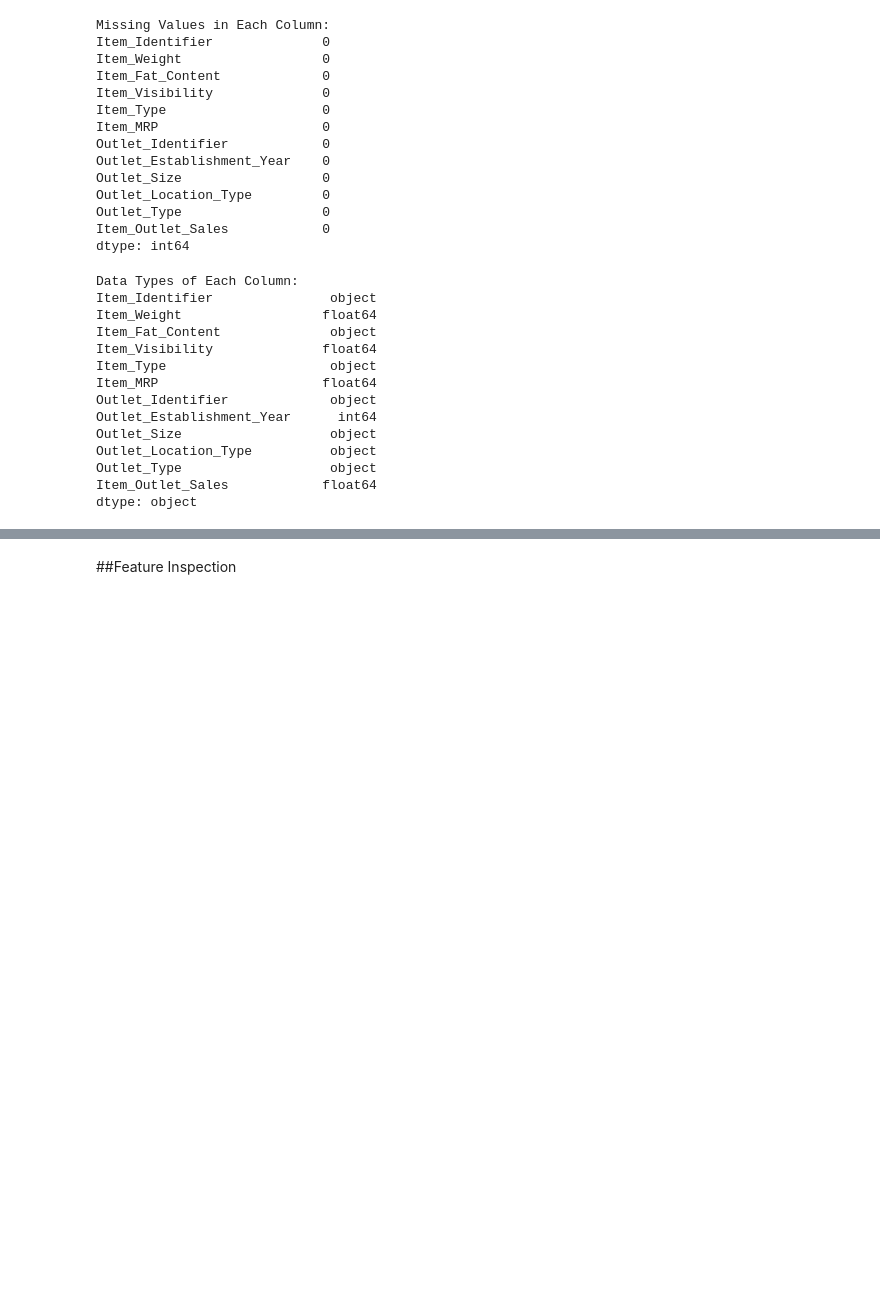
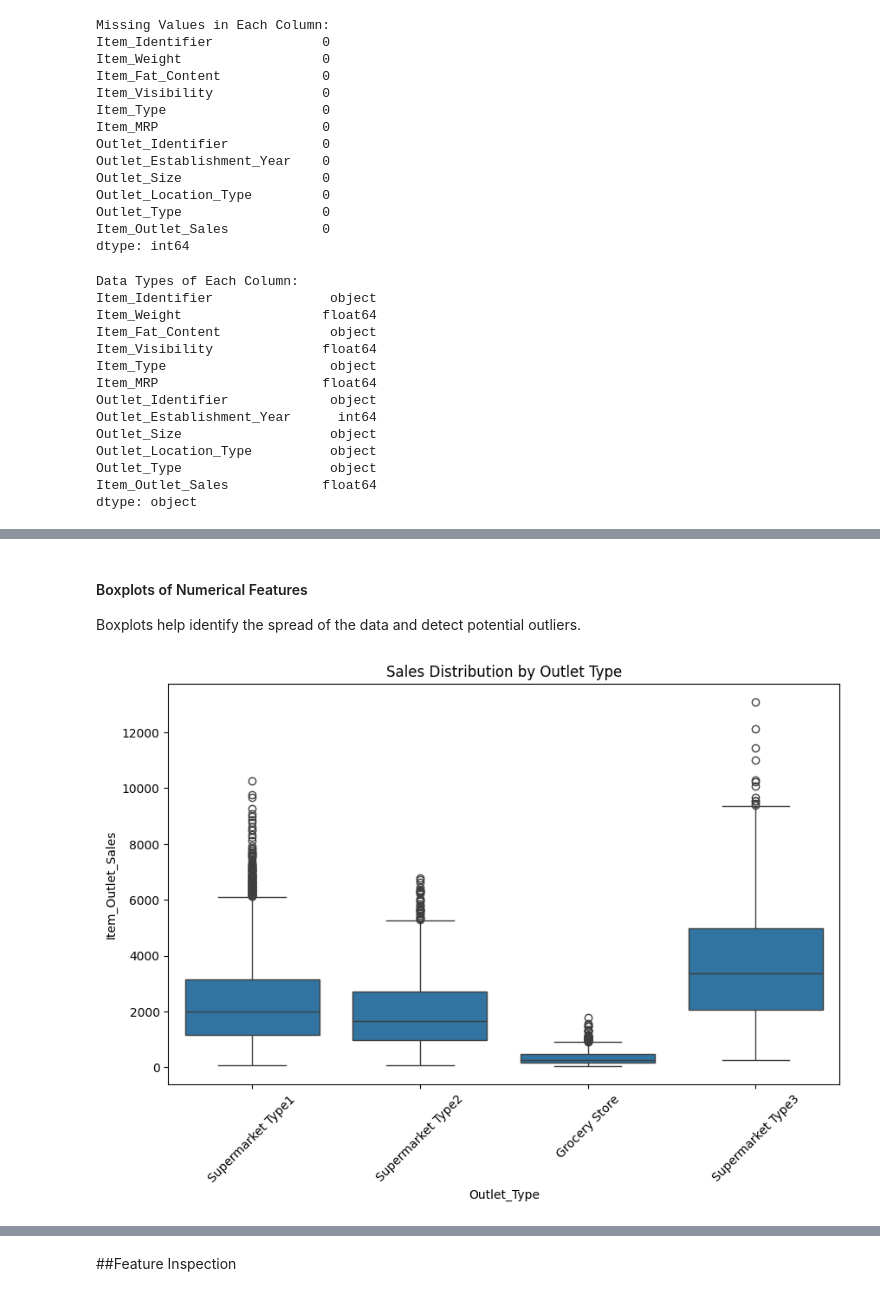
Before and after one commit to emanalzaanin/Prediction-of-Product-Sales, a Jupyter notebook: Perdiction_of_Product_Sales.ipynb, the cells around one changed output, grey strips where cells are left out. Drawn from its saved outputs; the diff is of its cells as text; code cells hidden in the pictures; blank space fills up the shorter version.

```diff
--- a/Perdiction_of_Product_Sales.ipynb
+++ b/Perdiction_of_Product_Sales.ipynb
@@ -212,0 +260,14 @@ dtype: object
+# %% [markdown]
+#### Boxplots of Numerical Features
+Boxplots help identify the spread of the data and detect potential outliers.
+# %%
+ax = plt.figure(figsize=(10, 6))
+sns.boxplot(x='Outlet_Type', y='Item_Outlet_Sales', data=df)
+plt.title('Sales Distribution by Outlet Type')
+plt.xticks(rotation=45)
+plt.savefig('boxplot_sales_by_outlet.png')
+plt.close()
+
+ax
+# %% [output]
+[figure, added]
```
Also changed, not shown: parts of 13 cells of this notebook.
